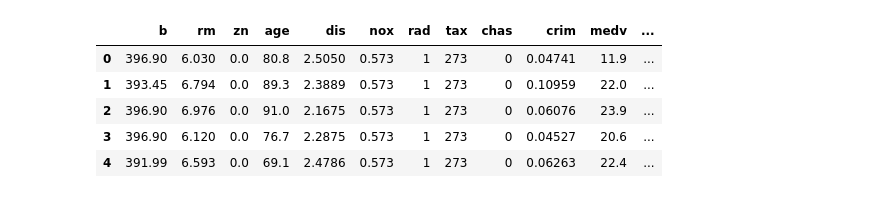
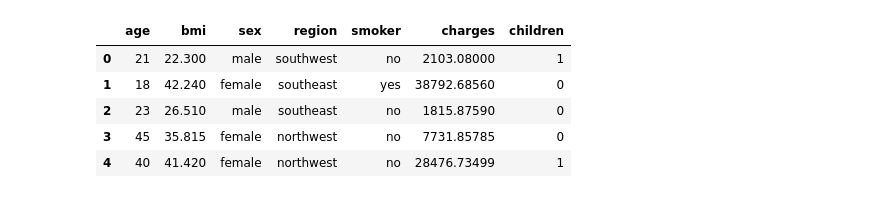
Before and after one commit to katemartin9/django-ml-app, a Jupyter notebook: kML/data_exploration.ipynb, the cells around one changed output. Saved outputs shown, nothing was run; the diff lists cells and outputs as text; code cells hidden in the pictures.

```diff
--- a/kML/data_exploration.ipynb
+++ b/kML/data_exploration.ipynb
@@ -28,3 +27,5 @@ title = 'boston project2'
+# %%
+title = 'insurance_project'
 # %%
 data_dict = {}
 x_cols = []
@@ -222,9 +128,0 @@ col_types = {
-# %%
-# Retrieve columns
-for row in ColumnTypes.objects.all().filter(project_name=title):
-    if row.y:
-        y_cols.append(row.col_name)
-        col_types[row.col_type].append(row.col_name)
-    else:
-        x_cols.append(row.col_name)
-        col_types[row.col_type].append(row.col_name)
@@ -324,37 +129,12 @@ fig.show()
-# %%
-# f-scores
-label_encoder = LabelEncoder()
-for col in col_types['c']:
-    df[col] = label_encoder.fit_transform(df[col])
-new_l = col_types['n'][:]
-new_l.extend(col_types['c'])
-y = y_cols[0]
-new_l.remove(y)
-X = df[new_l]
-y = df[y]
-f_scores = f_regression(X, y, center=True)
-p_values = pd.Series(f_scores[1], index=X.columns) \
-        .sort_values(ascending=False)
-
-fig = go.Figure([go.Bar(x=p_values.index, y=p_values.values)])
-fig.update_traces(marker_color="#ff9900", marker_line_color='#2D3949',
-                          marker_line_width=1.5, opacity=0.8)
-fig.update_layout(showlegend=False, title_text=f"F-scores - Categorical and Numeric Features",
-                          template="presentation")
-fig.update_xaxes(tickangle=45)
-fig.update_layout(
-    font_family="Gravitas One",
-    font_color="#2D3949",
-)
-fig.show()
 # %%
-cols_to_keep = ['b', 'nox', 'chas', 'ptratio', 'medv']
+# ML
+cols_to_drop = []
 y = y_cols[0]
 df.head()
 # %% [output]
-|  | b | rm | zn | age | dis | nox | rad | tax | chas | crim | medv | ... |
-| 0 | 396.90 | 6.030 | 0.0 | 80.8 | 2.5050 | 0.573 | 1 | 273 | 0 | 0.04741 | 11.9 | ... |
-| 1 | 393.45 | 6.794 | 0.0 | 89.3 | 2.3889 | 0.573 | 1 | 273 | 0 | 0.10959 | 22.0 | ... |
-| 2 | 396.90 | 6.976 | 0.0 | 91.0 | 2.1675 | 0.573 | 1 | 273 | 0 | 0.06076 | 23.9 | ... |
-| 3 | 396.90 | 6.120 | 0.0 | 76.7 | 2.2875 | 0.573 | 1 | 273 | 0 | 0.04527 | 20.6 | ... |
-| 4 | 391.99 | 6.593 | 0.0 | 69.1 | 2.4786 | 0.573 | 1 | 273 | 0 | 0.06263 | 22.4 | ... |
+|  | age | bmi | sex | region | smoker | charges | children |
+| 0 | 21 | 22.300 | male | southwest | no | 2103.08000 | 1 |
+| 1 | 18 | 42.240 | female | southeast | yes | 38792.68560 | 0 |
+| 2 | 23 | 26.510 | male | southeast | no | 1815.87590 | 0 |
+| 3 | 45 | 35.815 | female | northwest | no | 7731.85785 | 0 |
+| 4 | 40 | 41.420 | female | northwest | no | 28476.73499 | 1 |
```
Also changed, not shown: parts of 21 cells of this notebook, 2 other files.
